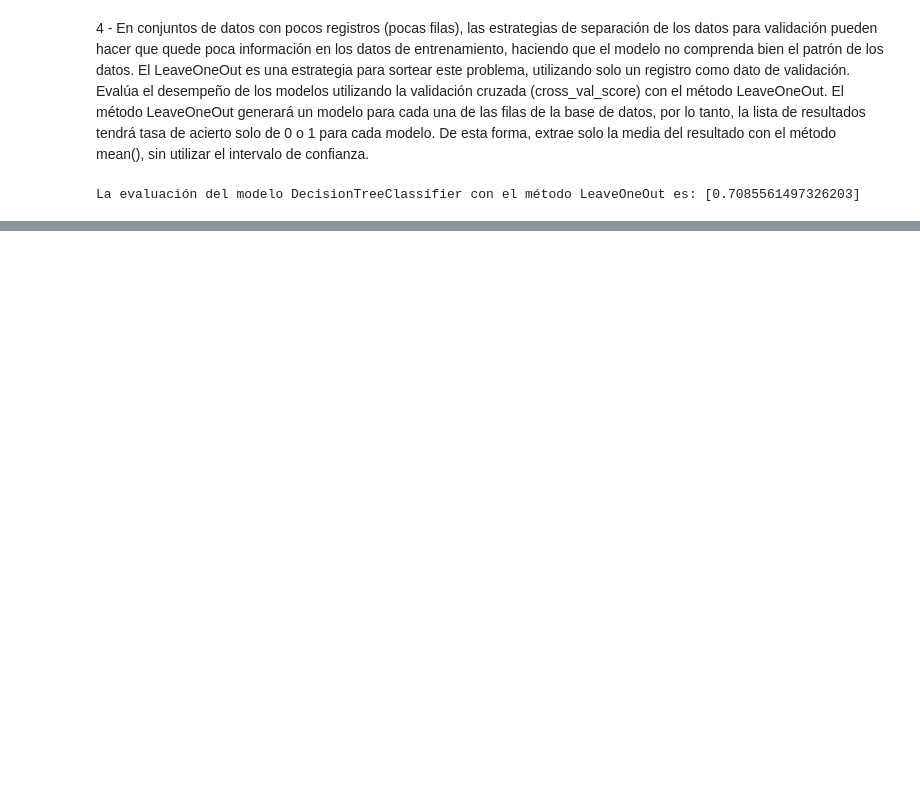
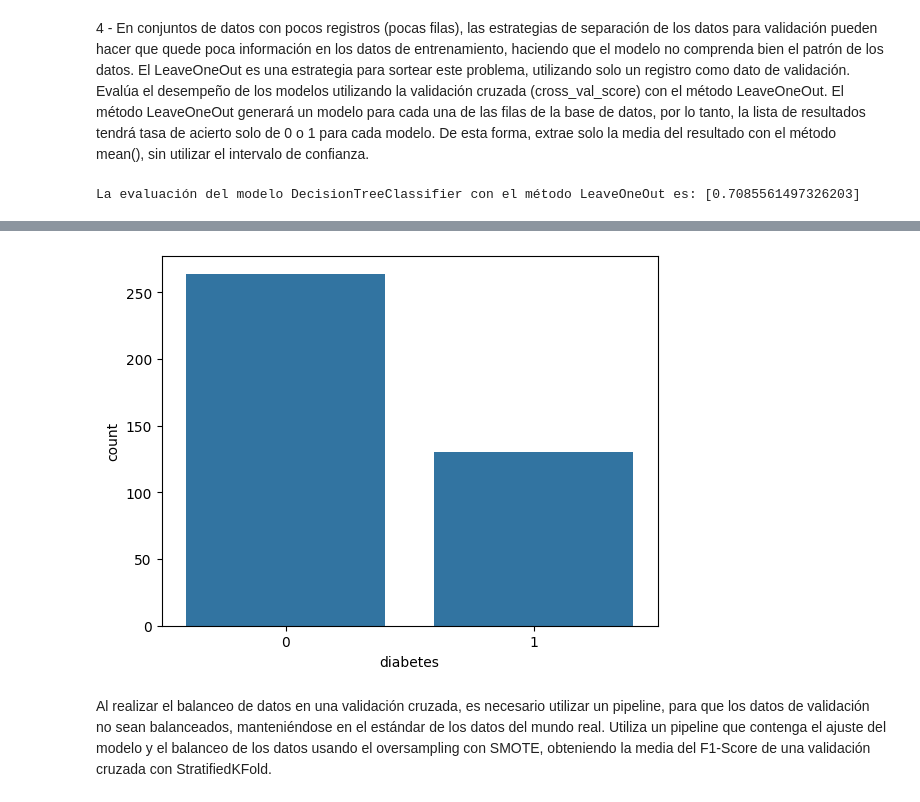
Before and after one commit to MiguelFigueroa02/alura_Machine_Learning, a Jupyter notebook: Ej_Clas_val_ML.ipynb, the cells around one changed output, grey strips where cells are left out. Cells and saved outputs as stored; diff of their text form; code cells hidden in the pictures; blank space fills up the shorter version.

```diff
--- a/Ej_Clas_val_ML.ipynb
+++ b/Ej_Clas_val_ML.ipynb
@@ -255,0 +268,6 @@ La evaluación del modelo RandomForestClassifier con el método LeaveOneOut es:
+# %%
+fig = sns.countplot(datos, x='diabetes')
+# %% [output]
+[figure, added]
+# %% [markdown]
+Al realizar el balanceo de datos en una validación cruzada, es necesario utilizar un pipeline, para que los datos de validación no sean balanceados, manteniéndose en el estándar de los datos del mundo real. Utiliza un pipeline que contenga el ajuste del modelo y el balanceo de los datos usando el oversampling con SMOTE, obteniendo la media del F1-Score de una validación cruzada con StratifiedKFold.
```
Also changed, not shown: parts of 32 cells of this notebook.
